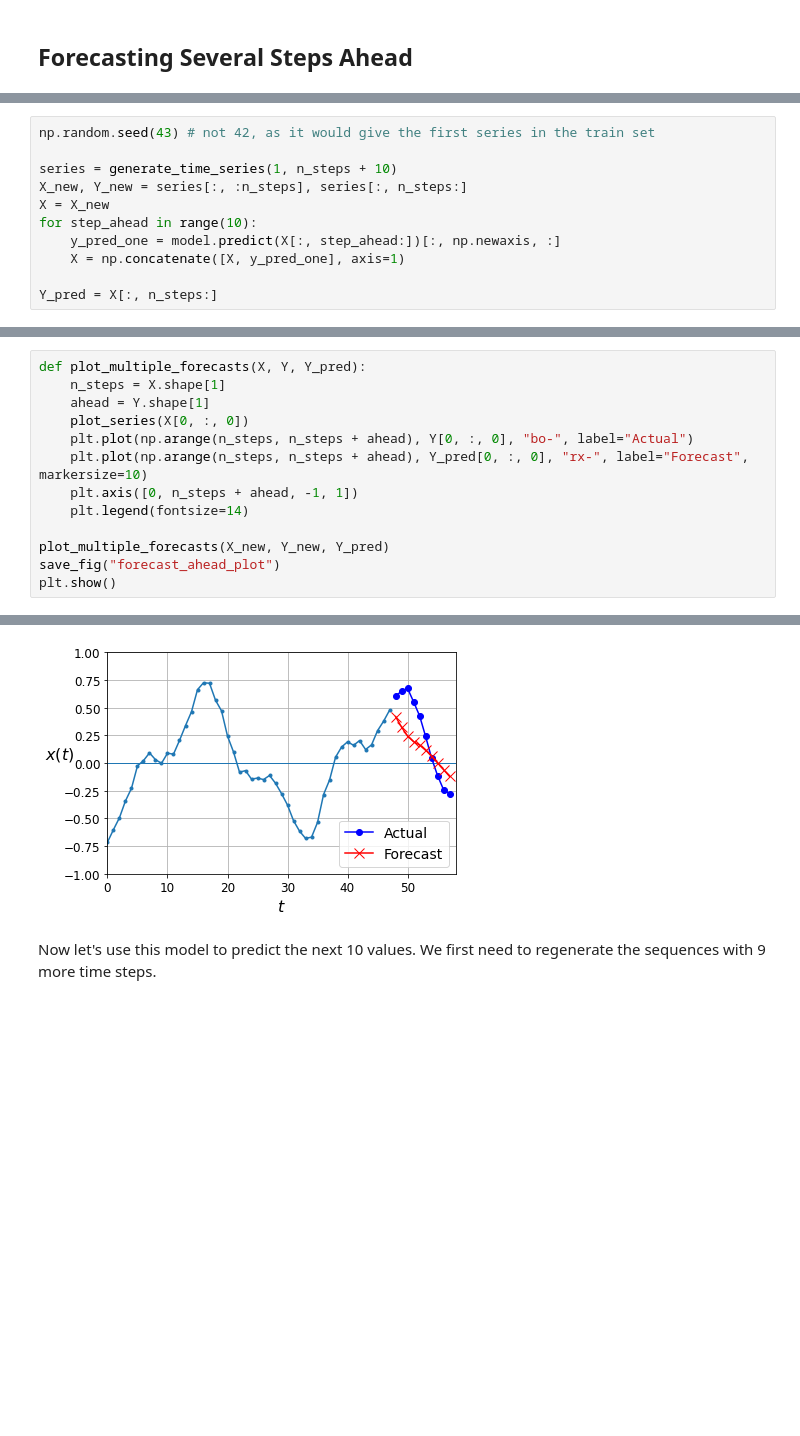
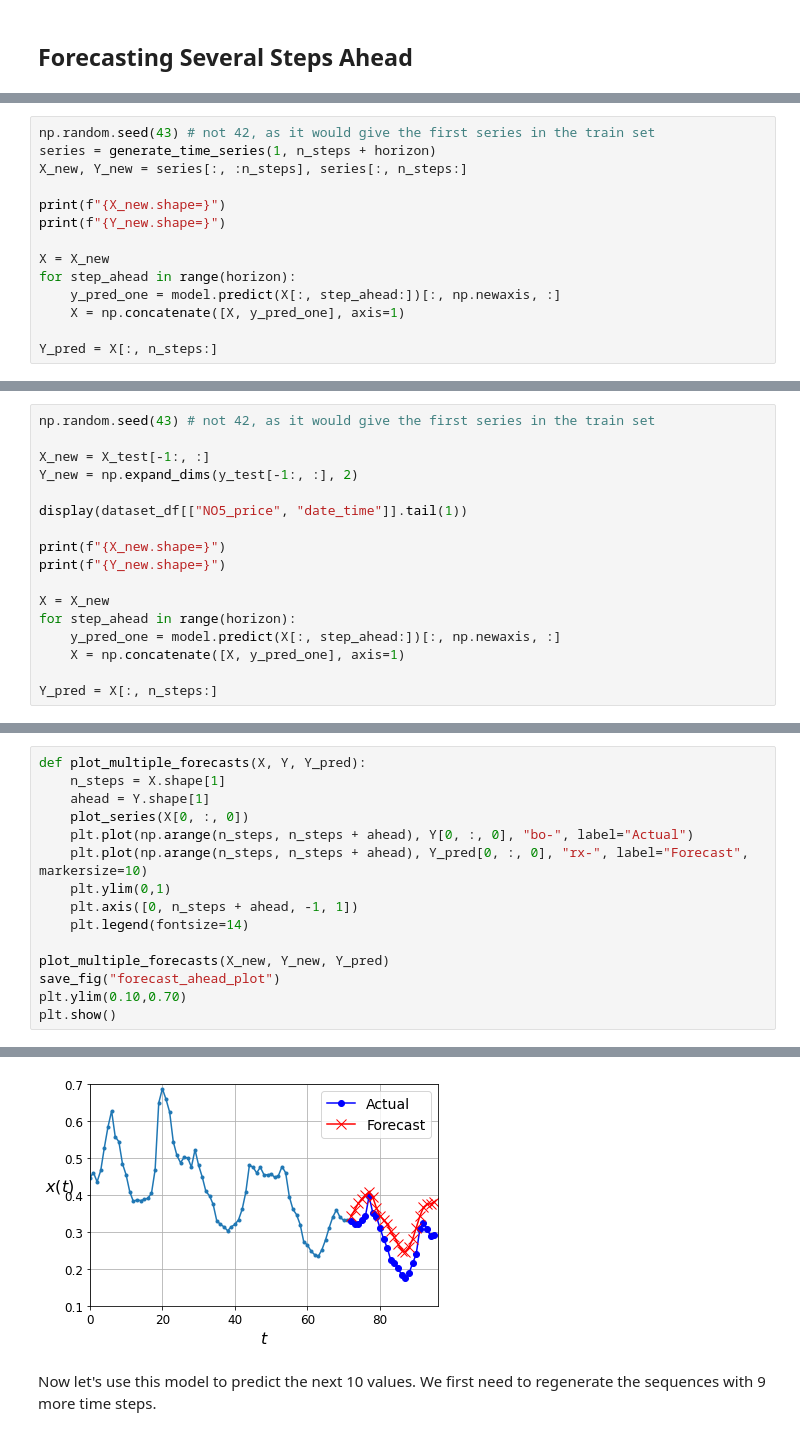
Before and after one commit to AndreasBordvik/FYS-STK4155-Prj3_report, a Jupyter notebook: code/LSTM_alternative/15_processing_sequences_using_rnns_and_cnns.ipynb, the cells around one changed output, grey strips where cells are left out. Saved outputs shown, nothing was run; the diff lists cells and outputs as text; blank space fills up the shorter version.

```diff
--- a/code/LSTM_alternative/15_processing_sequences_using_rnns_and_cnns.ipynb
+++ b/code/LSTM_alternative/15_processing_sequences_using_rnns_and_cnns.ipynb
@@ -506,10 +519,13 @@ plt.show()
 # %%
 np.random.seed(43) # not 42, as it would give the first series in the train set
+series = generate_time_series(1, n_steps + horizon)
+X_new, Y_new = series[:, :n_steps], series[:, n_steps:]
 
-series = generate_time_series(1, n_steps + 10)
-X_new, Y_new = series[:, :n_steps], series[:, n_steps:]
+print(f"{X_new.shape=}")
+print(f"{Y_new.shape=}")
+
 X = X_new
-for step_ahead in range(10):
+for step_ahead in range(horizon):
     y_pred_one = model.predict(X[:, step_ahead:])[:, np.newaxis, :]
     X = np.concatenate([X, y_pred_one], axis=1)
 
@@ -518,0 +536,17 @@ ValueError: all the input arrays must have same number of dimensions, but the ar
+# %%
+np.random.seed(43) # not 42, as it would give the first series in the train set
+
+X_new = X_test[-1:, :]
+Y_new = np.expand_dims(y_test[-1:, :], 2)
+
+display(dataset_df[["NO5_price", "date_time"]].tail(1))
+
+print(f"{X_new.shape=}")
+print(f"{Y_new.shape=}")
+
+X = X_new
+for step_ahead in range(horizon):
+    y_pred_one = model.predict(X[:, step_ahead:])[:, np.newaxis, :]
+    X = np.concatenate([X, y_pred_one], axis=1)
+
+Y_pred = X[:, n_steps:]
@@ -523,19 +562,21 @@ Y_pred.shape
 # %%
 def plot_multiple_forecasts(X, Y, Y_pred):
     n_steps = X.shape[1]
     ahead = Y.shape[1]
     plot_series(X[0, :, 0])
     plt.plot(np.arange(n_steps, n_steps + ahead), Y[0, :, 0], "bo-", label="Actual")
     plt.plot(np.arange(n_steps, n_steps + ahead), Y_pred[0, :, 0], "rx-", label="Forecast", markersize=10)
+    plt.ylim(0,1)
     plt.axis([0, n_steps + ahead, -1, 1])
     plt.legend(fontsize=14)
 
 plot_multiple_forecasts(X_new, Y_new, Y_pred)
 save_fig("forecast_ahead_plot")
+plt.ylim(0.10,0.70)
 plt.show()
 # %% [output]
 Saving figure forecast_ahead_plot
-[figure, old version]
+[figure, new version]
 # %% [markdown]
 Now let's use this model to predict the next 10 values. We first need to regenerate the sequences with 9 more time steps.
 # %%
```
Also changed, not shown: parts of 40 cells of this notebook, 9 other files.
